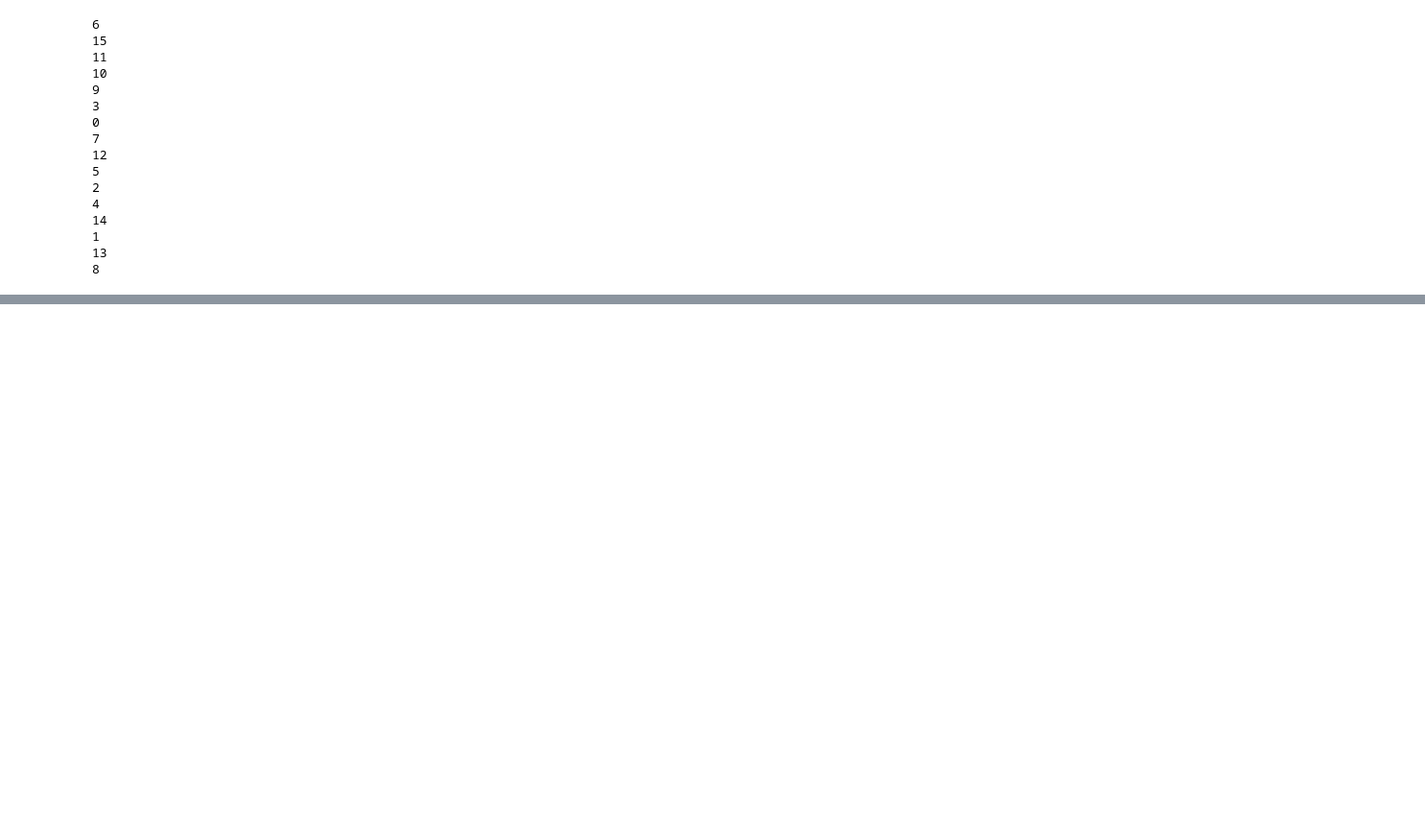
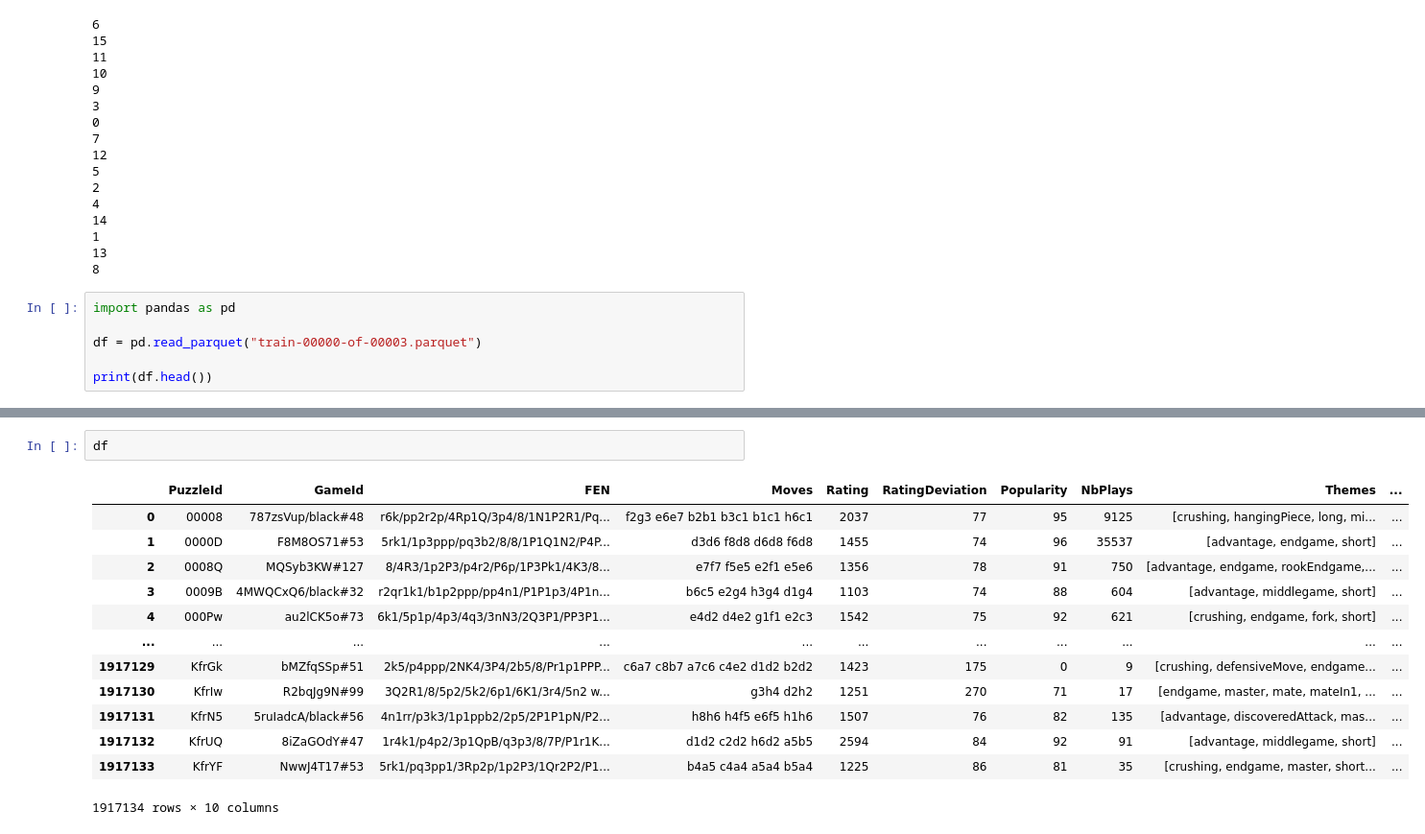
Before and after one commit to xxjcaxx/ChessAIThon, a Jupyter notebook: training/convert.ipynb, the cells around one changed output, grey strips where cells are left out. Shown at 96% size. Saved outputs shown, nothing was run; the diff lists cells and outputs as text; blank space fills up the shorter version.

```diff
--- a/training/convert.ipynb
+++ b/training/convert.ipynb
@@ -446,3 +560,9 @@ writer.close()
 1
 13
 8
+# %%
+import pandas as pd
+
+df = pd.read_parquet("train-00000-of-00003.parquet")
+
+print(df.head())
@@ -448,0 +587,16 @@ writer.close()
+# %%
+df
+# %% [output]
+|  | PuzzleId | GameId | FEN | Moves | Rating | RatingDeviation | Popularity | NbPlays | Themes | ... |
+| 0 | 00008 | 787zsVup/black#48 | r6k/pp2r2p/4Rp1Q/3p4/8/1N1P2R1/Pq... | f2g3 e6e7 b2b1 b3c1 b1c1 h6c1 | 2037 | 77 | 95 | 9125 | [crushing, hangingPiece, long, mi... | ... |
+| 1 | 0000D | F8M8OS71#53 | 5rk1/1p3ppp/pq3b2/8/8/1P1Q1N2/P4P... | d3d6 f8d8 d6d8 f6d8 | 1455 | 74 | 96 | 35537 | [advantage, endgame, short] | ... |
+| 2 | 0008Q | MQSyb3KW#127 | 8/4R3/1p2P3/p4r2/P6p/1P3Pk1/4K3/8... | e7f7 f5e5 e2f1 e5e6 | 1356 | 78 | 91 | 750 | [advantage, endgame, rookEndgame,... | ... |
+| 3 | 0009B | 4MWQCxQ6/black#32 | r2qr1k1/b1p2ppp/pp4n1/P1P1p3/4P1n... | b6c5 e2g4 h3g4 d1g4 | 1103 | 74 | 88 | 604 | [advantage, middlegame, short] | ... |
+| 4 | 000Pw | au2lCK5o#73 | 6k1/5p1p/4p3/4q3/3nN3/2Q3P1/PP3P1... | e4d2 d4e2 g1f1 e2c3 | 1542 | 75 | 92 | 621 | [crushing, endgame, fork, short] | ... |
+| ... | ... | ... | ... | ... | ... | ... | ... | ... | ... | ... |
+| 1917129 | KfrGk | bMZfqSSp#51 | 2k5/p4ppp/2NK4/3P4/2b5/8/Pr1p1PPP... | c6a7 c8b7 a7c6 c4e2 d1d2 b2d2 | 1423 | 175 | 0 | 9 | [crushing, defensiveMove, endgame... | ... |
+| 1917130 | KfrIw | R2bqJg9N#99 | 3Q2R1/8/5p2/5k2/6p1/6K1/3r4/5n2 w... | g3h4 d2h2 | 1251 | 270 | 71 | 17 | [endgame, master, mate, mateIn1, ... | ... |
+| 1917131 | KfrN5 | 5ruIadcA/black#56 | 4n1rr/p3k3/1p1ppb2/2p5/2P1P1pN/P2... | h8h6 h4f5 e6f5 h1h6 | 1507 | 76 | 82 | 135 | [advantage, discoveredAttack, mas... | ... |
+| 1917132 | KfrUQ | 8iZaGOdY#47 | 1r4k1/p4p2/3p1QpB/q3p3/8/7P/P1r1K... | d1d2 c2d2 h6d2 a5b5 | 2594 | 84 | 92 | 91 | [advantage, middlegame, short] | ... |
+| 1917133 | KfrYF | NwwJ4T17#53 | 5rk1/pq3pp1/3Rp2p/1p2P3/1Qr2P2/P1... | b4a5 c4a4 a5a4 b5a4 | 1225 | 86 | 81 | 35 | [crushing, endgame, master, short... | ... |
+1917134 rows × 10 columns
```
Also changed, not shown: parts of 18 cells of this notebook, 2 other files.
